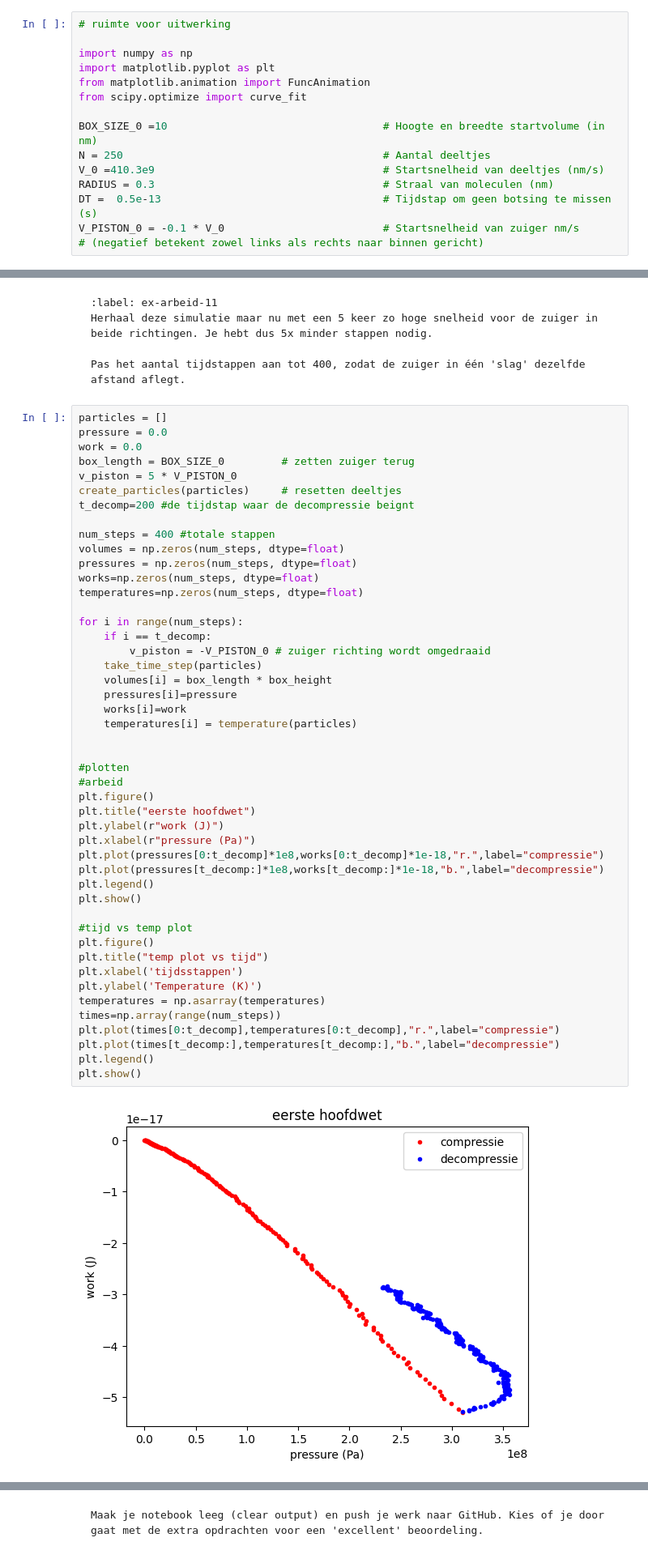
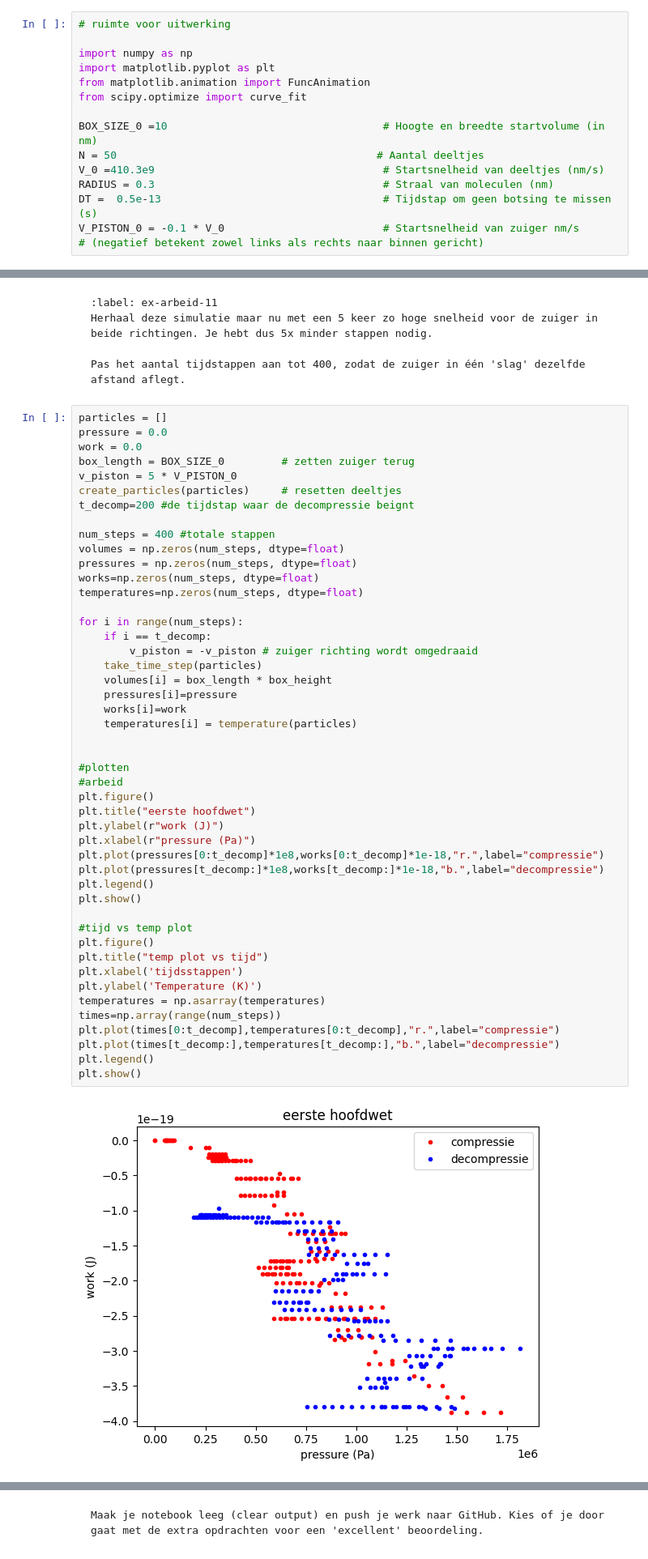
Before and after one commit to IshaSchneiders/69, a Jupyter notebook: Content/PySim/7_arbeid.ipynb, the cells around one changed output, grey strips where cells are left out. Shown at 81% size. Saved outputs shown, nothing was run; the diff lists cells and outputs as text.

```diff
--- a/Content/PySim/7_arbeid.ipynb
+++ b/Content/PySim/7_arbeid.ipynb
@@ -48,7 +48,7 @@ from matplotlib.animation import FuncAnimation
 from scipy.optimize import curve_fit
 
 BOX_SIZE_0 =10                                  # Hoogte en breedte startvolume (in nm)
-N = 250                                         # Aantal deeltjes
+N = 50                                         # Aantal deeltjes
 V_0 =410.3e9                                    # Startsnelheid van deeltjes (nm/s)
 RADIUS = 0.3                                    # Straal van moleculen (nm)
 DT =  0.5e-13                                   # Tijdstap om geen botsing te missen (s)
@@ -607,35 +607,35 @@ temperatures=np.zeros(num_steps, dtype=float)
 
 for i in range(num_steps):
     if i == t_decomp:
-        v_piston = -V_PISTON_0 # zuiger richting wordt omgedraaid
+        v_piston = -v_piston # zuiger richting wordt omgedraaid
     take_time_step(particles)
     volumes[i] = box_length * box_height
     pressures[i]=pressure
     works[i]=work
     temperatures[i] = temperature(particles)
 
 
 #plotten
 #arbeid
 plt.figure()
 plt.title("eerste hoofdwet")
 plt.ylabel(r"work (J)")
 plt.xlabel(r"pressure (Pa)")
 plt.plot(pressures[0:t_decomp]*1e8,works[0:t_decomp]*1e-18,"r.",label="compressie")
 plt.plot(pressures[t_decomp:]*1e8,works[t_decomp:]*1e-18,"b.",label="decompressie")
 plt.legend()
 plt.show()
 
 #tijd vs temp plot
 plt.figure()
 plt.title("temp plot vs tijd")
 plt.xlabel('tijdsstappen')
 plt.ylabel('Temperature (K)')
 temperatures = np.asarray(temperatures)
 times=np.array(range(num_steps))
 plt.plot(times[0:t_decomp],temperatures[0:t_decomp],"r.",label="compressie")
 plt.plot(times[t_decomp:],temperatures[t_decomp:],"b.",label="decompressie")
 plt.legend()
 plt.show()
 # %% [output]
-[figure, old version]
+[figure, new version]
```
Also changed, not shown: parts of 8 cells of this notebook.
